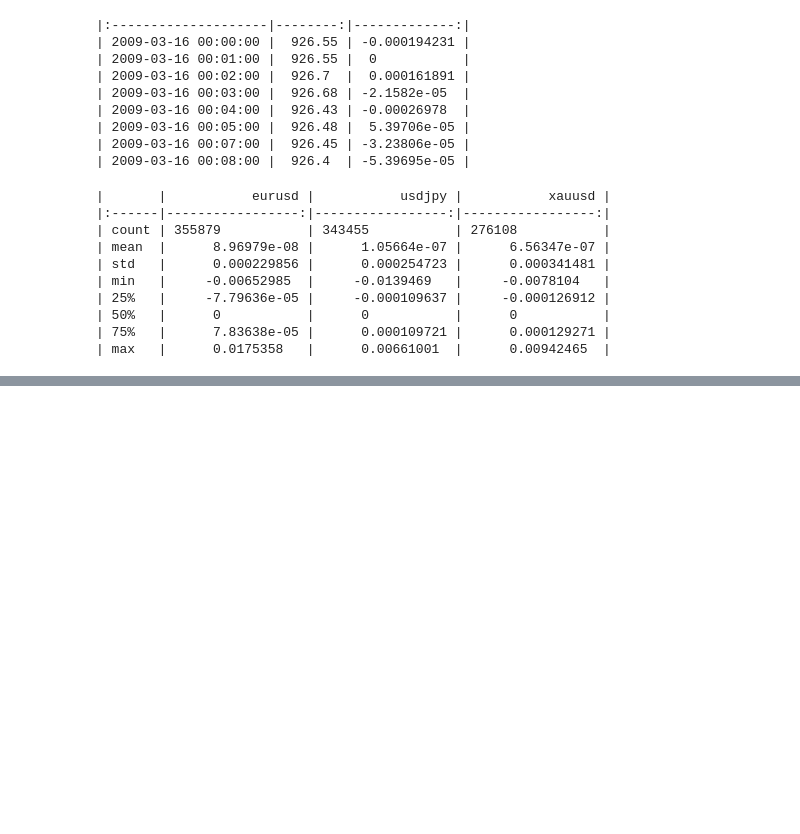
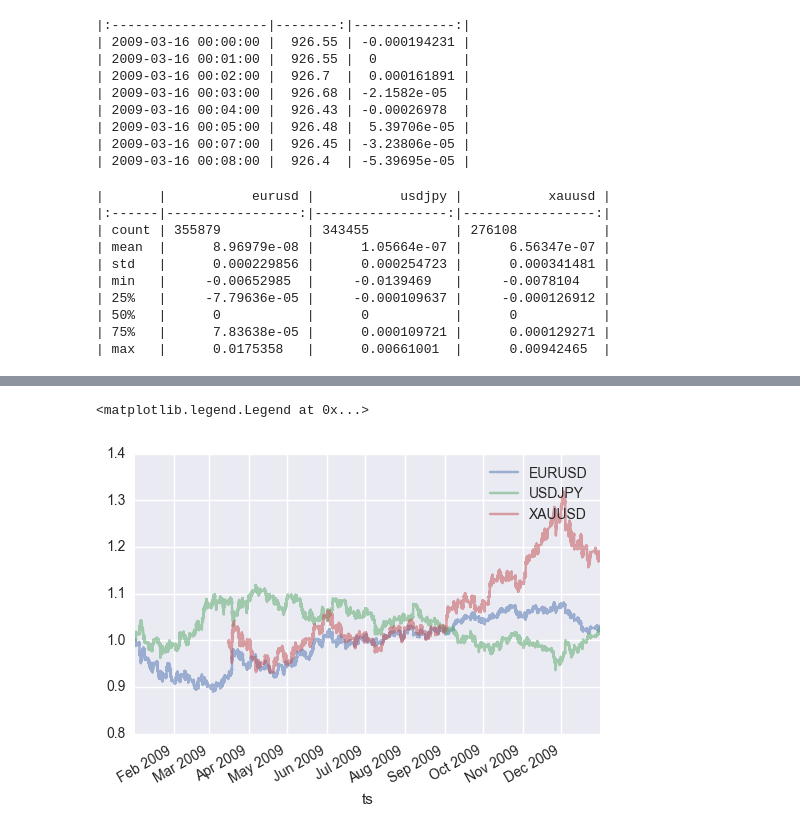
Before and after one commit to andrewwilson/mlnd_capstone, a Jupyter notebook: PrepareExtractsForReport.ipynb, the cells around one changed output, grey strips where cells are left out. Cells and saved outputs as stored; diff of their text form; code cells hidden in the pictures; blank space fills up the shorter version.

```diff
--- a/PrepareExtractsForReport.ipynb
+++ b/PrepareExtractsForReport.ipynb
@@ -149,0 +189,9 @@ print tabulate.tabulate(df, headers=df.columns, tablefmt='pipe')
+# %%
+plt.figure()
+(eurusd_ret+1).cumprod().plot(label='EURUSD')
+(usdjpy_ret+1).cumprod().plot(label='USDJPY')
+(xauusd_ret+1).cumprod().plot(label='XAUUSD')
+plt.legend()
+# %% [output]
+<matplotlib.legend.Legend at 0x...>
+[figure, added]
```
Also changed, not shown: parts of 6 cells of this notebook, 4 other files.
